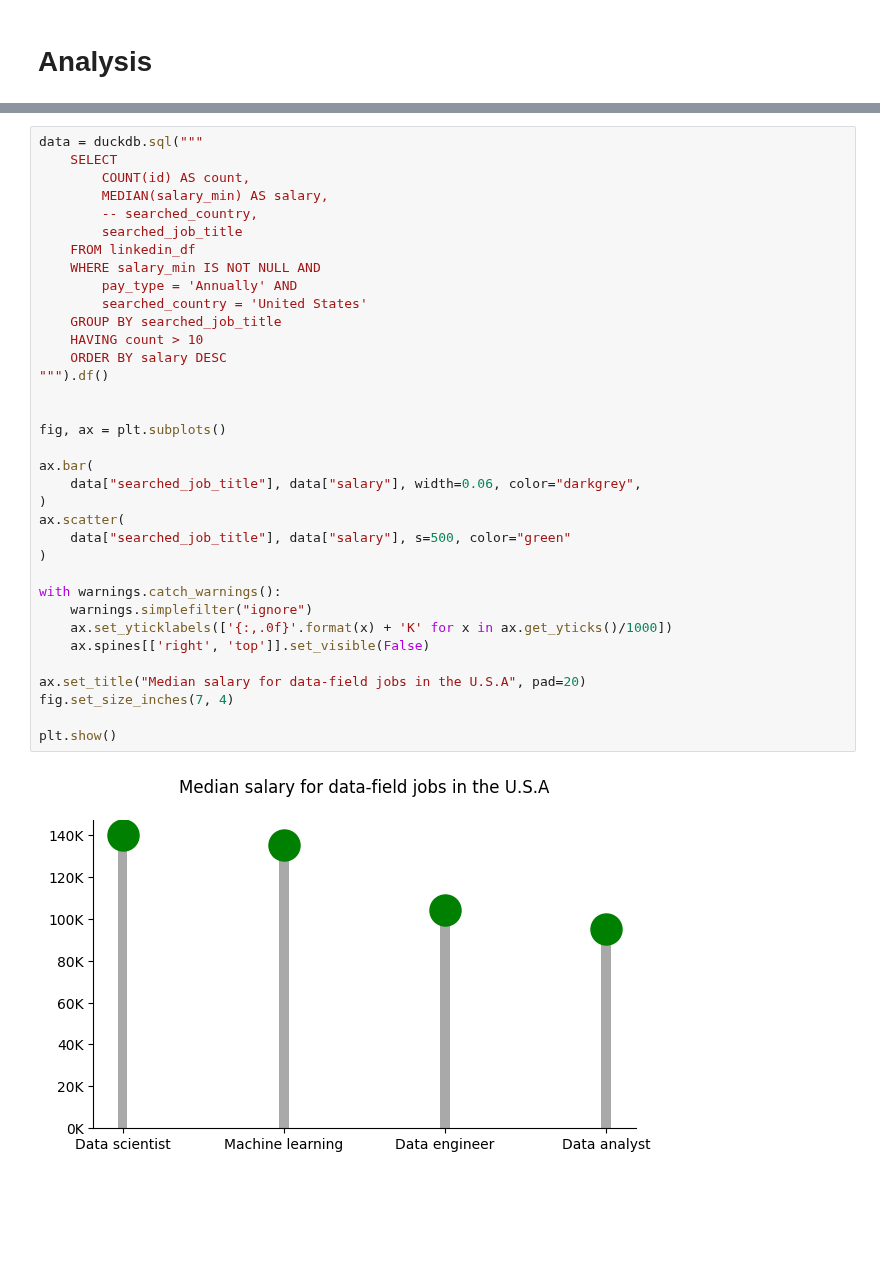
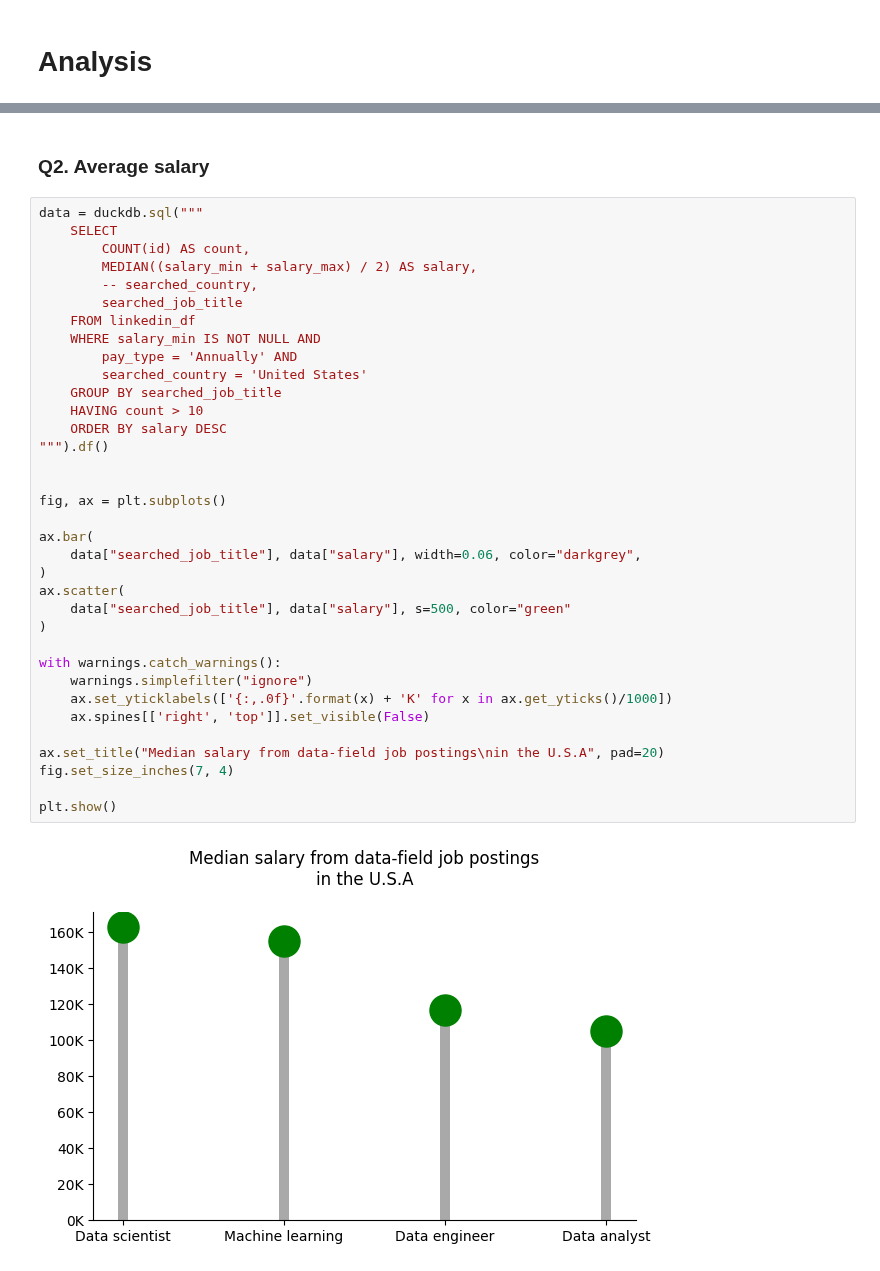
Before and after one commit to muabdalaleam/data-jobs-analysis, a Jupyter notebook: analysis.ipynb, the cells around one changed output, grey strips where cells are left out. Cells and saved outputs as stored; diff of their text form; blank space fills up the shorter version.

```diff
--- a/analysis.ipynb
+++ b/analysis.ipynb
@@ -66,37 +84,39 @@ plt.show()
+# %% [markdown]
+### Q2. Average salary
 # %%
 data = duckdb.sql("""
     SELECT
         COUNT(id) AS count,
-        MEDIAN(salary_min) AS salary,
+        MEDIAN((salary_min + salary_max) / 2) AS salary,
         -- searched_country,
         searched_job_title
     FROM linkedin_df
     WHERE salary_min IS NOT NULL AND
         pay_type = 'Annually' AND
         searched_country = 'United States'
     GROUP BY searched_job_title
     HAVING count > 10
     ORDER BY salary DESC
 """).df()
 
 
 fig, ax = plt.subplots()
 
 ax.bar(
     data["searched_job_title"], data["salary"], width=0.06, color="darkgrey",
 )
 ax.scatter(
     data["searched_job_title"], data["salary"], s=500, color="green"
 )
 
 with warnings.catch_warnings():
     warnings.simplefilter("ignore")
     ax.set_yticklabels(['{:,.0f}'.format(x) + 'K' for x in ax.get_yticks()/1000])
     ax.spines[['right', 'top']].set_visible(False)
 
-ax.set_title("Median salary for data-field jobs in the U.S.A", pad=20)
+ax.set_title("Median salary from data-field job postings\nin the U.S.A", pad=20)
 fig.set_size_inches(7, 4)
 
 plt.show()
 # %% [output]
-[figure, old version]
+[figure, new version]
```
Also changed, not shown: parts of 13 cells of this notebook, 12 other files.
